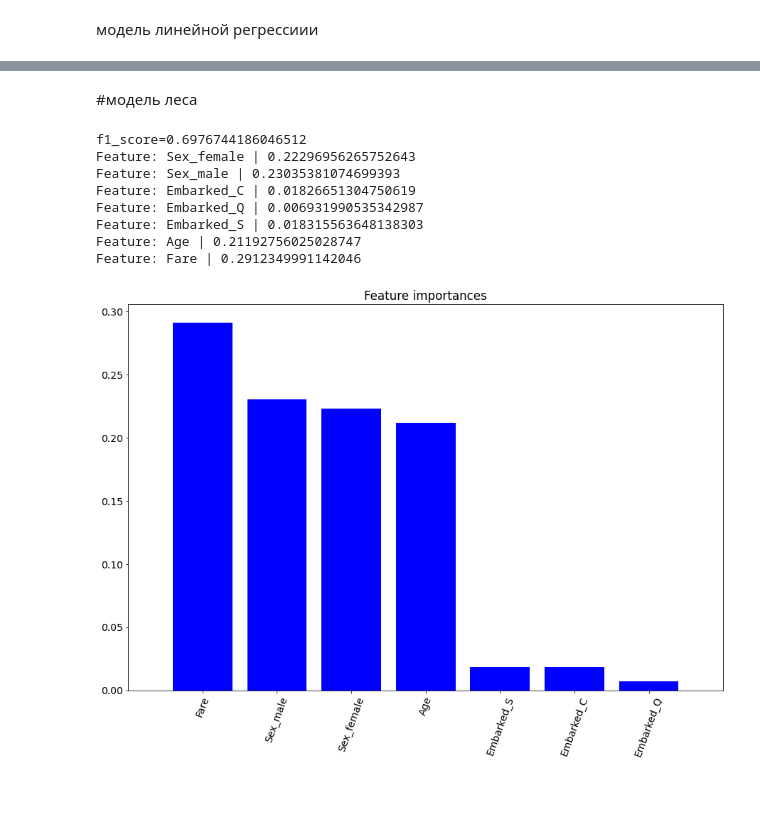
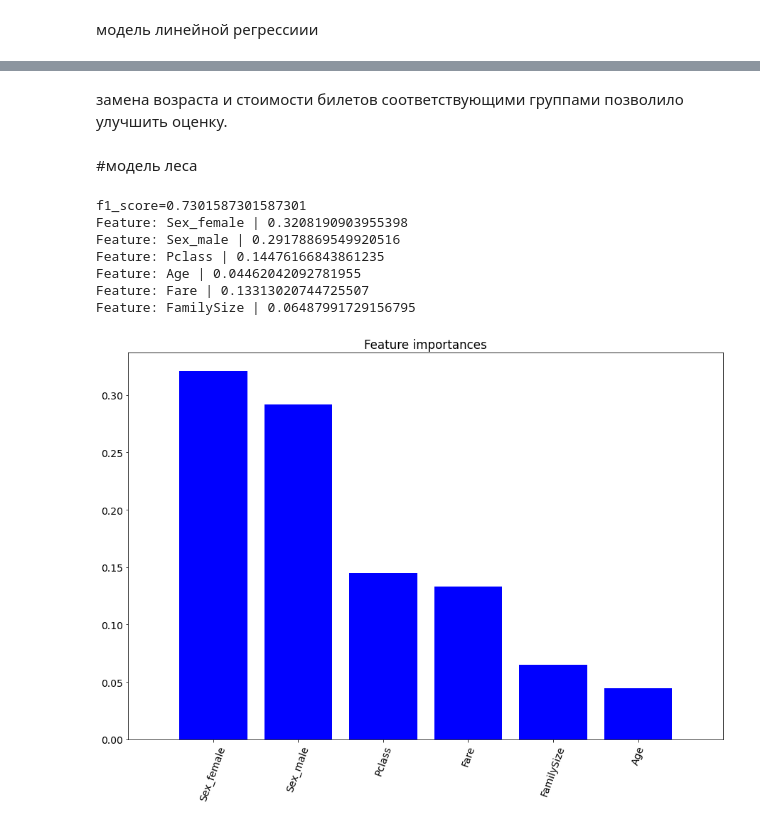
Before and after one commit to aligtr/ml, a Jupyter notebook: Lab3_RandomForest.ipynb, the cells around one changed output, grey strips where cells are left out. Drawn from its saved outputs; the diff is of its cells as text; code cells hidden in the pictures; blank space fills up the shorter version.

```diff
--- a/Lab3_RandomForest.ipynb
+++ b/Lab3_RandomForest.ipynb
@@ -39,7 +42,7 @@ from sklearn.pipeline import Pipeline
 
 # Составляет список признаков для обработки
 categorical_features = ['Sex', 'Embarked']
-numeric_features = ['Age', 'Fare']
+numeric_features = ['Pclass','Age', 'Fare','SibSp',	'Parch']
 
 # Создаем обработчик категориальных признаков
 categorical_transformer = Pipeline(
@@ -67,7 +70,8 @@ preprocessor = ColumnTransformer(
 preprocessor.fit(df)
 
 X_data = preprocessor.transform(df)
+
 print(type(X_data))
-print(X_data)
+print(X_data.shape)
 # %% [output]
 <class 'numpy.ndarray'>
@@ -238,0 +255,8 @@ table
+# %%
+df['FamilySize'] = df['Parch'] + df['SibSp'] + 1
+isAlone=list();
+for pers in df['FamilySize']:
+  if pers==1: isAlone.append(1);
+  else: isAlone.append(0);
+df['isAlone'] = isAlone
+df['FarePerPerson'] = df['FamilySize']/df['Fare']
@@ -238,0 +359,26 @@ table
+# %%
+TRAIN_RATIO = 0.8
+
+y_data = df['Survived']
+feature_names=df_enc.columns
+X_data=df_enc[feature_names]
+X_train, X_test, y_train, y_test = train_test_split(
+    X_data, y_data,
+    train_size=TRAIN_RATIO,
+    random_state=RANDOM_STATE,
+    stratify=y_data
+)
+ohe_column_names = preprocessor \
+    .named_transformers_['cat'] \
+    .named_steps['enc'] \
+    .get_feature_names(categorical_features)
+
+recovered_feat_names = \
+    list(ohe_column_names) + \
+    list(numeric_features)
+tree = DecisionTreeClassifier(random_state=42,max_depth=3,criterion='entropy')
+tree.fit(X_train, y_train)
+y_pred=tree.predict(X_test)
+f1 = f1_score(y_test,y_pred)
+print(f'f1_score={f1}')
+show_importance(tree, recovered_feat_names, X_train)
@@ -239,21 +394,22 @@ table
+# %% [markdown]
+замена возраста и стоимости билетов соответствующими группами позволило улучшить оценку.
 # %% [markdown]
 #модель леса
 # %%
 from sklearn.ensemble import RandomForestClassifier
 
-rf_clf = RandomForestClassifier(max_depth=7,criterion='gini')
-rf_clf.fit(X_train_scaled, y_train)
-y_pred=rf_clf.predict(X_test_scaled)
+rf_clf = RandomForestClassifier(max_depth=3,criterion='entropy')
+rf_clf.fit(X_train, y_train)
+y_pred=rf_clf.predict(X_test)
 f1 = f1_score(y_test,y_pred)
 print(f'f1_score={f1}')
 show_importance(rf_clf, recovered_feat_names, X_train)
 # %% [output]
-f1_score=0.6976744186046512
-Feature: Sex_female | 0.22296956265752643
-Feature: Sex_male | 0.23035381074699393
-Feature: Embarked_C | 0.01826651304750619
-Feature: Embarked_Q | 0.006931990535342987
-Feature: Embarked_S | 0.018315563648138303
-Feature: Age | 0.21192756025028747
-Feature: Fare | 0.2912349991142046
+f1_score=0.7301587301587301
+Feature: Sex_female | 0.3208190903955398
+Feature: Sex_male | 0.29178869549920516
+Feature: Pclass | 0.14476166843861235
+Feature: Age | 0.04462042092781955
+Feature: Fare | 0.13313020744725507
+Feature: FamilySize | 0.06487991729156795
-[figure, old version]
+[figure, new version]
```
Also changed, not shown: parts of 38 cells of this notebook.
